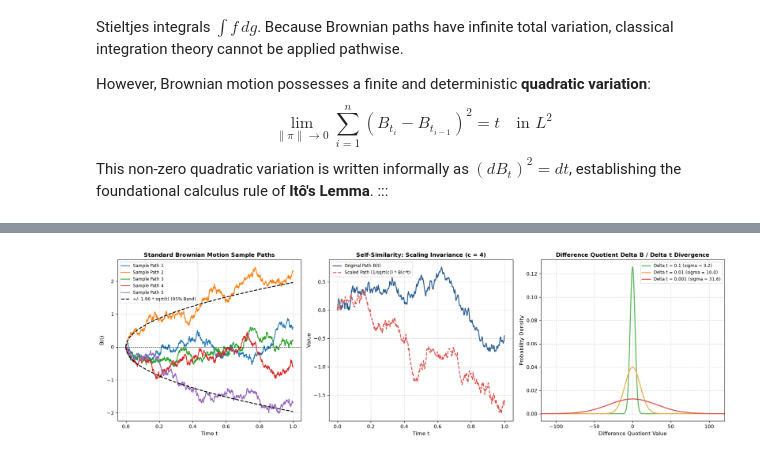
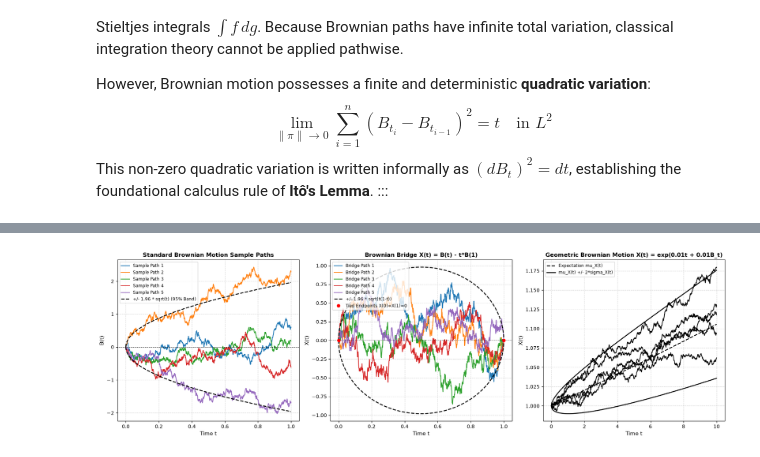
Before and after one commit to rohanishervin/kb, a Jupyter notebook: nodes/brownian-motion.ipynb, the cells around one changed output, grey strips where cells are left out. Drawn from its saved outputs; the diff is of its cells as text; code cells hidden in the pictures.

```diff
--- a/nodes/brownian-motion.ipynb
+++ b/nodes/brownian-motion.ipynb
@@ -318,62 +498,74 @@ dt = T_max / (N - 1)
 n_paths = 5
 colors = ['#1f77b4', '#ff7f0e', '#2ca02c', '#d62728', '#9467bd']
 for i in range(n_paths):
     dB = np.random.normal(0, np.sqrt(dt), N - 1)
     B_path = np.zeros(N)
     B_path[1:] = np.cumsum(dB)
-    axes[0].plot(time_grid, B_path, lw=1.6, color=colors[i], label=f'Sample Path {i+1}')
+    axes[0].plot(time_grid, B_path, lw=1.5, color=colors[i], label=f'Sample Path {i+1}')
 
 # Theoretical 95% Envelope (+- 1.96 * sqrt(t))
 envelope = 1.96 * np.sqrt(time_grid)
 axes[0].plot(time_grid, envelope, 'k--', lw=1.8, label='+/- 1.96 * sqrt(t) (95% Band)')
 axes[0].plot(time_grid, -envelope, 'k--', lw=1.8)
 axes[0].axhline(0, color='black', lw=1, linestyle=':')
 axes[0].set_title('Standard Brownian Motion Sample Paths', fontsize=11.5, fontweight='bold')
 axes[0].set_xlabel('Time t', fontsize=10.5)
 axes[0].set_ylabel('B(t)', fontsize=10.5)
 axes[0].grid(True, linestyle='--', alpha=0.5)
 axes[0].legend(loc='upper left', fontsize=8.5)
 
-# 2. Self-Similarity (Brownian Scaling Law: c = 4, H = 0.5)
-c_scale = 4.0
-N_fine = 2000
-t_fine = np.linspace(0.0, c_scale, N_fine)
-dt_fine = c_scale / (N_fine - 1)
-dB_fine = np.random.normal(0, np.sqrt(dt_fine), N_fine - 1)
-B_fine = np.zeros(N_fine)
-B_fine[1:] = np.cumsum(dB_fine)
+# 2. Brownian Bridge: Tied Down at X(0) = X(1) = 0 (Example 1.3.5)
+for i in range(n_paths):
+    dB = np.random.normal(0, np.sqrt(dt), N - 1)
+    B_raw = np.zeros(N)
+    B_raw[1:] = np.cumsum(dB)
+    # Bridge transformation: X_t = B_t - t * B_1
+    bridge_path = B_raw - time_grid * B_raw[-1]
+    axes[1].plot(time_grid, bridge_path, lw=1.5, color=colors[i], label=f'Bridge Path {i+1}')
 
-# Scaled process: B_tilde(t) = (1/sqrt(c)) * B(c*t) on t in [0, 1]
-t_unit = np.linspace(0.0, 1.0, 500)
-B_orig_unit = np.interp(t_unit, t_fine, B_fine)
-B_scaled_unit = (1.0 / np.sqrt(c_scale)) * np.interp(c_scale * t_unit, t_fine, B_fine)
-
-axes[1].plot(t_unit, B_orig_unit, color='#2b5c8f', lw=1.8, label='Original Path B(t)')
-axes[1].plot(t_unit, B_scaled_unit, color='#d9534f', lw=1.8, linestyle='--', label='Scaled Path (1/sqrt(c)) * B(c*t)')
-axes[1].set_title('Self-Similarity: Scaling Invariance (c = 4)', fontsize=11.5, fontweight='bold')
+# Theoretical Variance of Bridge: Var(X_t) = t(1-t)
+bridge_std = np.sqrt(time_grid * (1.0 - time_grid))
+axes[1].plot(time_grid, 1.96 * bridge_std, 'k--', lw=1.8, label='+/- 1.96 * sqrt(t(1-t))')
+axes[1].plot(time_grid, -1.96 * bridge_std, 'k--', lw=1.8)
+axes[1].axhline(0, color='black', lw=1, linestyle=':')
+axes[1].plot([0, 1], [0, 0], 'ro', ms=6, label='Tied Endpoints X(0)=X(1)=0')
+axes[1].set_title('Brownian Bridge X(t) = B(t) - t*B(1)', fontsize=11.5, fontweight='bold')
 axes[1].set_xlabel('Time t', fontsize=10.5)
-axes[1].set_ylabel('Value', fontsize=10.5)
+axes[1].set_ylabel('X(t)', fontsize=10.5)
 axes[1].grid(True, linestyle='--', alpha=0.5)
 axes[1].legend(loc='upper left', fontsize=8.5)
 
-# 3. Path Roughness: Difference Quotient Variance Divergence
-h_values = [0.1, 0.01, 0.001]
-h_colors = ['#5cb85c', '#f0ad4e', '#d9534f']
-x_quotient = np.linspace(-150, 150, 500)
+# 3. Geometric Brownian Motion (Example 1.3.8 / Figure 1.3.9 in Mikosch)
+T_gbm = 10.0
+N_gbm = 1000
+t_gbm = np.linspace(0.0, T_gbm, N_gbm)
+dt_gbm = T_gbm / (N_gbm - 1)
+mu_gbm = 0.01
+sig_gbm = 0.01
 
-for idx, h in enumerate(h_values):
-    std_h = 1.0 / np.sqrt(h)
-    pdf_h = (1.0 / (std_h * np.sqrt(2 * np.pi))) * np.exp(-0.5 * (x_quotient / std_h)**2)
-    axes[2].plot(x_quotient, pdf_h, lw=2.0, color=h_colors[idx], label=f'Delta t = {h} (sigma = {std_h:.1f})')
+for i in range(n_paths):
+    dB_g = np.random.normal(0, np.sqrt(dt_gbm), N_gbm - 1)
+    B_g = np.zeros(N_gbm)
+    B_g[1:] = np.cumsum(dB_g)
+    # GBM: X_t = exp(mu * t + sig * B_t)
+    X_gbm = np.exp(mu_gbm * t_gbm + sig_gbm * B_g)
+    axes[2].plot(t_gbm, X_gbm, lw=1.4, color='black')
 
-axes[2].set_xlim([-120, 120])
-axes[2].set_title('Difference Quotient Delta B / Delta t Divergence', fontsize=11.5, fontweight='bold')
-axes[2].set_xlabel('Difference Quotient Value', fontsize=10.5)
-axes[2].set_ylabel('Probability Density', fontsize=10.5)
+# Theoretical Expectation and Bounds (Formulas 1.16 & 1.18 in Mikosch)
+mu_X_curve = np.exp((mu_gbm + 0.5 * (sig_gbm**2)) * t_gbm)
+var_X_curve = np.exp((2 * mu_gbm + (sig_gbm**2)) * t_gbm) * (np.exp((sig_gbm**2) * t_gbm) - 1.0)
+std_X_curve = np.sqrt(var_X_curve)
+
+axes[2].plot(t_gbm, mu_X_curve, 'k--', lw=1.8, label='Expectation mu_X(t)')
+axes[2].plot(t_gbm, mu_X_curve + 2.0 * std_X_curve, 'k-', lw=1.8, label='mu_X(t) +/- 2*sigma_X(t)')
+axes[2].plot(t_gbm, mu_X_curve - 2.0 * std_X_curve, 'k-', lw=1.8)
+axes[2].set_title('Geometric Brownian Motion X(t) = exp(0.01t + 0.01B_t)', fontsize=11.5, fontweight='bold')
+axes[2].set_xlabel('Time t', fontsize=10.5)
+axes[2].set_ylabel('X(t)', fontsize=10.5)
 axes[2].grid(True, linestyle='--', alpha=0.5)
-axes[2].legend(loc='upper right', fontsize=8.5)
+axes[2].legend(loc='upper left', fontsize=8.5)
 
 plt.tight_layout()
 plt.show()
 # %% [output]
-[figure, old version]
+[figure, new version]
```
Also changed, not shown: parts of 2 cells of this notebook, 3 other files.
